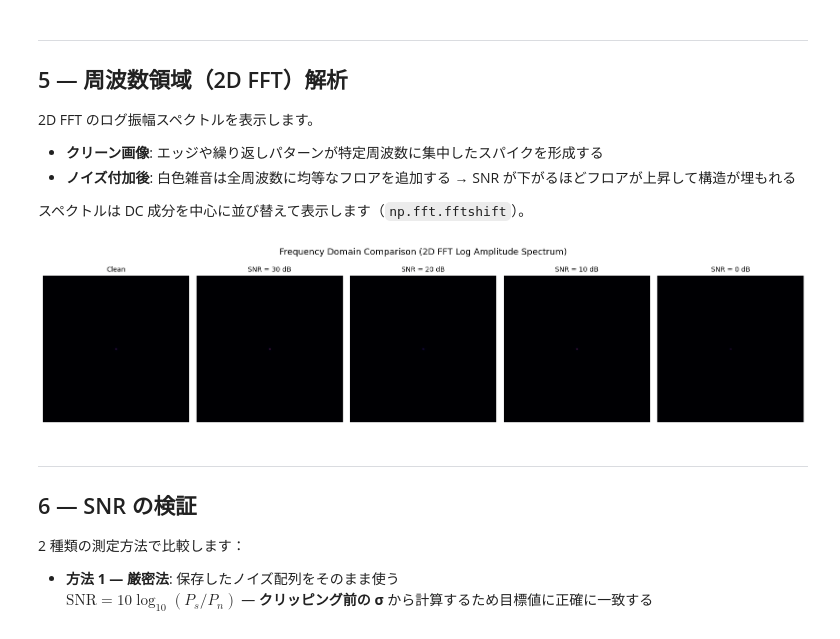
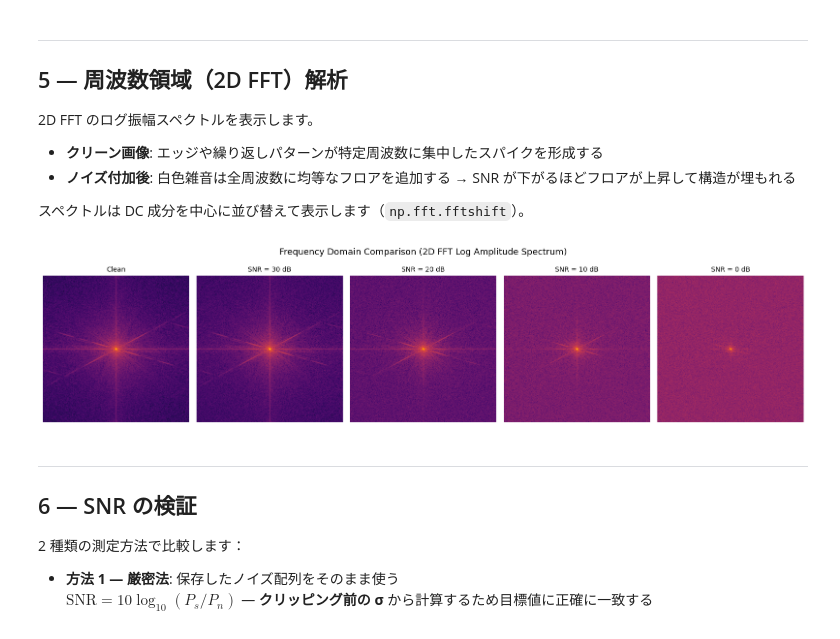
Before and after one commit to kyoropppp/2606_demo_studying, a Jupyter notebook: notebooks/02_SNR_image.ipynb, the cells around one changed output. Drawn from its saved outputs; the diff is of its cells as text; code cells hidden in the pictures.

Commit message:
Fix FFT spectrum visualization showing all-black images
Removed the /H*W normalization in compute_spectrum_2d; dividing before
log1p crushed AC components to near-zero (~0.00015) relative to the DC
peak (~0.4), making the entire spectrum appear black. Without the
division, log1p spreads DC and AC values across a usable range (~10 vs
~2.4), making spectral structure visible.

Co-Authored-By: Claude Sonnet 4.6 <noreply@anthropic.com>

```diff
--- a/notebooks/02_SNR_image.ipynb
+++ b/notebooks/02_SNR_image.ipynb
@@ -140,23 +140,23 @@ plt.show()
 # %%
 def compute_spectrum_2d(img):
     fft2  = np.fft.fftshift(np.fft.fft2(img))
-    mag   = np.abs(fft2) / (img.shape[0] * img.shape[1])
-    return np.log1p(mag)  # log(1 + |F|) avoids log(0)
+    mag   = np.abs(fft2)
+    return np.log1p(mag)  # log(1 + |F|) spreads dynamic range; dividing by H*W first would crush AC components to near-zero
 
 
 fig, axes = plt.subplots(1, 5, figsize=(16, 4))
 
 for ax, (title, img) in zip(axes, all_images):
     spec = compute_spectrum_2d(img)
     im   = ax.imshow(spec, cmap='inferno')
     ax.set_title(title, fontsize=10)
     ax.axis('off')
 
 fig.suptitle('Frequency Domain Comparison (2D FFT Log Amplitude Spectrum)', fontsize=13)
 plt.tight_layout()
 plt.show()
 # %% [output]
-[figure, old version]
+[figure, new version]
 # %% [markdown]
 ---
 ## 6 — SNR の検証
```
